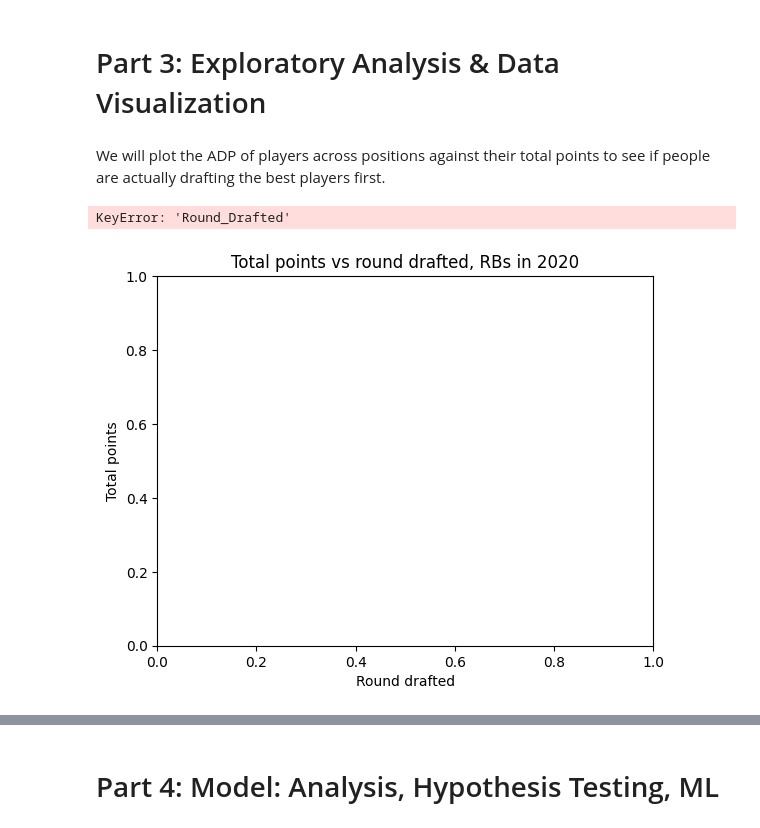
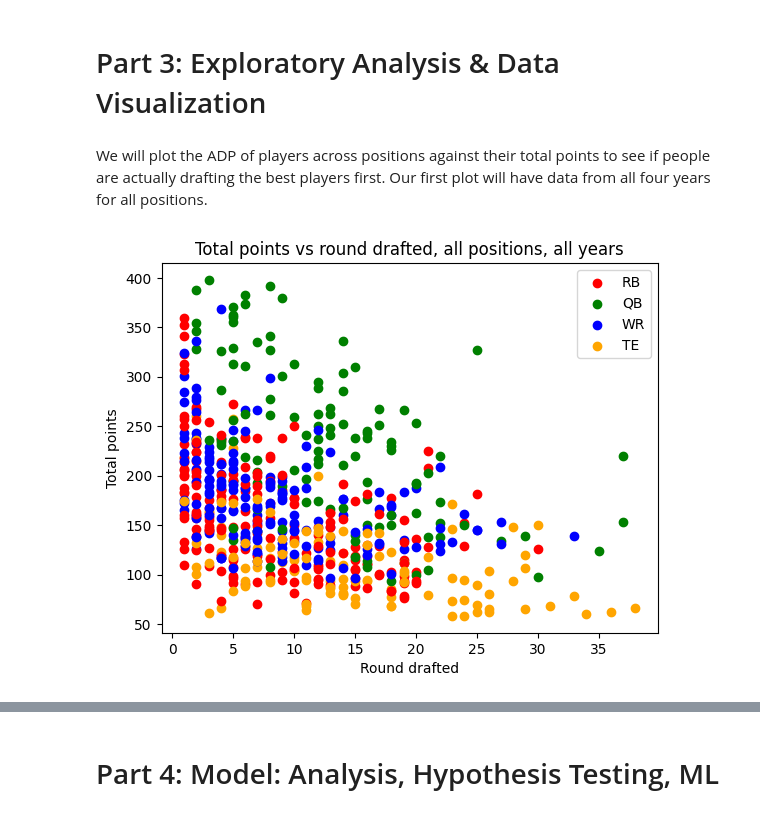
Before and after one commit to fdeegbe/FantasyFootballAnalysis, a Jupyter notebook: FantasyFootballAnalysis.ipynb, the cells around one changed output, grey strips where cells are left out. Saved outputs shown, nothing was run; the diff lists cells and outputs as text; code cells hidden in the pictures.

Commit message:
Total points vs round drafted, all positions, all years - pt3 - and analysis with suggestion for next steps

```diff
--- a/FantasyFootballAnalysis.ipynb
+++ b/FantasyFootballAnalysis.ipynb
@@ -346,15 +346,26 @@ wr_dfs = merge_dfs(wr_dfs, adp_wrs_dfs)
 # %% [markdown]
 # Part 3: Exploratory Analysis & Data Visualization
 # %% [markdown]
-We will plot the ADP of players across positions against their total points to see if people are actually drafting the best players first.
+We will plot the ADP of players across positions against their total points to see if people are actually drafting the best players first. Our first plot will have data from all four years for all positions.
-# %%
-plt.figure()
-# ex: for 2020, rbs,
-plt.title('Total points vs round drafted, RBs in 2020')
-plt.xlabel('Round drafted')
-plt.ylabel('Total points')
-plt.scatter(rb_dfs[0]["RoundDrafted"], rb_dfs[0]["TotalPoints"])
-plt.show()
-# %% [output]
-KeyError: 'Round_Drafted'
-[figure, removed]
+# %%
+plt.figure()
+plt.title('Total points vs round drafted, all positions, all years')
+plt.xlabel('Round drafted')
+plt.ylabel('Total points')
+
+# for each year, plot data for all position
+for i in range(4):
+    plt.scatter(rb_dfs[i]["RoundDrafted"], rb_dfs[i]["TotalPoints"], color='red', label='RB')
+    plt.scatter(qb_dfs[i]["RoundDrafted"], qb_dfs[i]["TotalPoints"], color='green', label='QB')
+    plt.scatter(wr_dfs[i]["RoundDrafted"], wr_dfs[i]["TotalPoints"], color='blue', label='WR')
+    plt.scatter(te_dfs[i]["RoundDrafted"], te_dfs[i]["TotalPoints"], color='orange', label='TE')
+
+# the labels will keep repeating, but we only want the top four labels, so we make a custom legend
+handles, labels = plt.gca().get_legend_handles_labels()
+top_handles = handles[:4]
+top_labels = labels[:4]
+plt.legend(handles=top_handles, labels=top_labels)
+
+plt.show()
+# %% [output]
+[figure, added]
```
Also changed, not shown: parts of 2 cells of this notebook.
